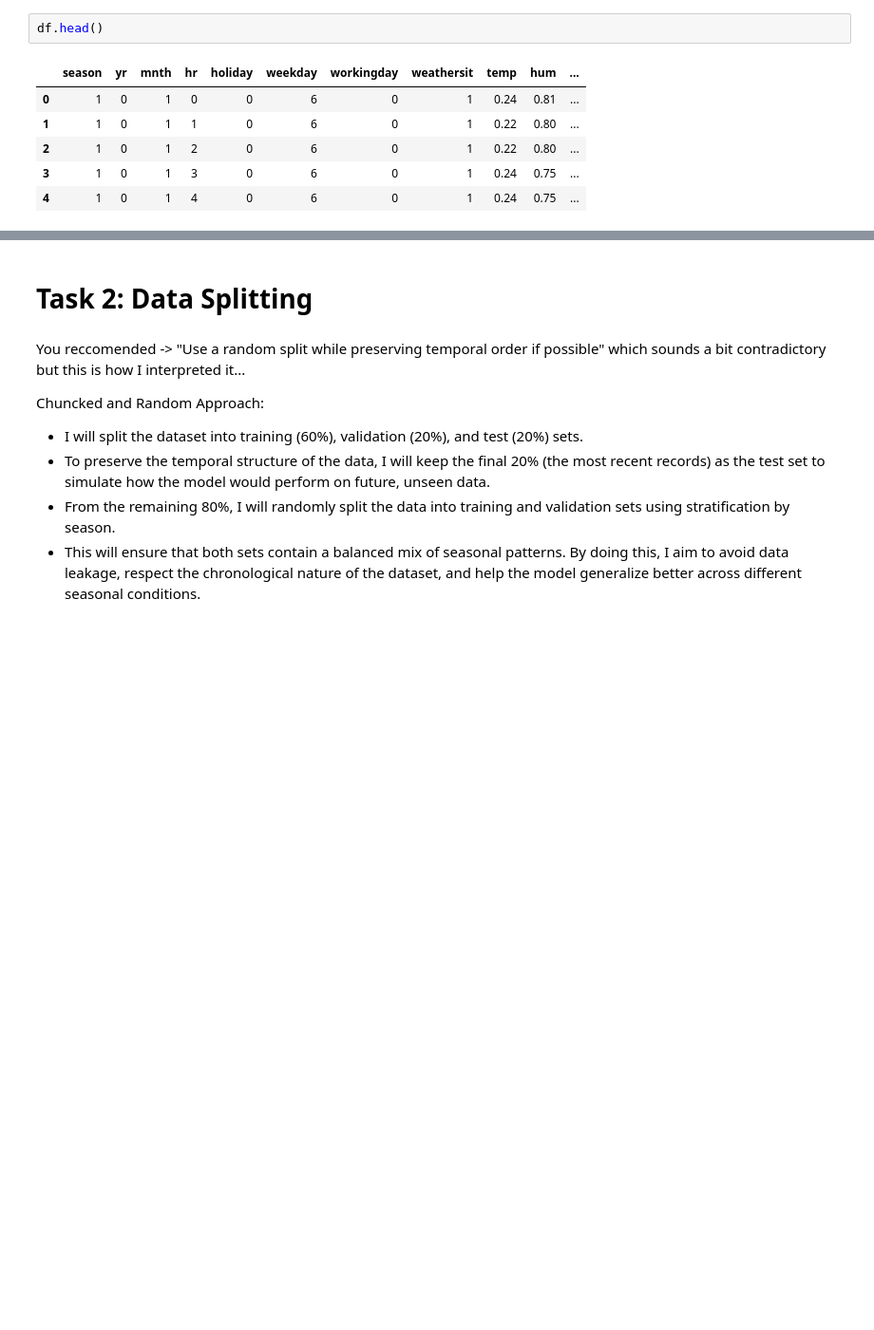
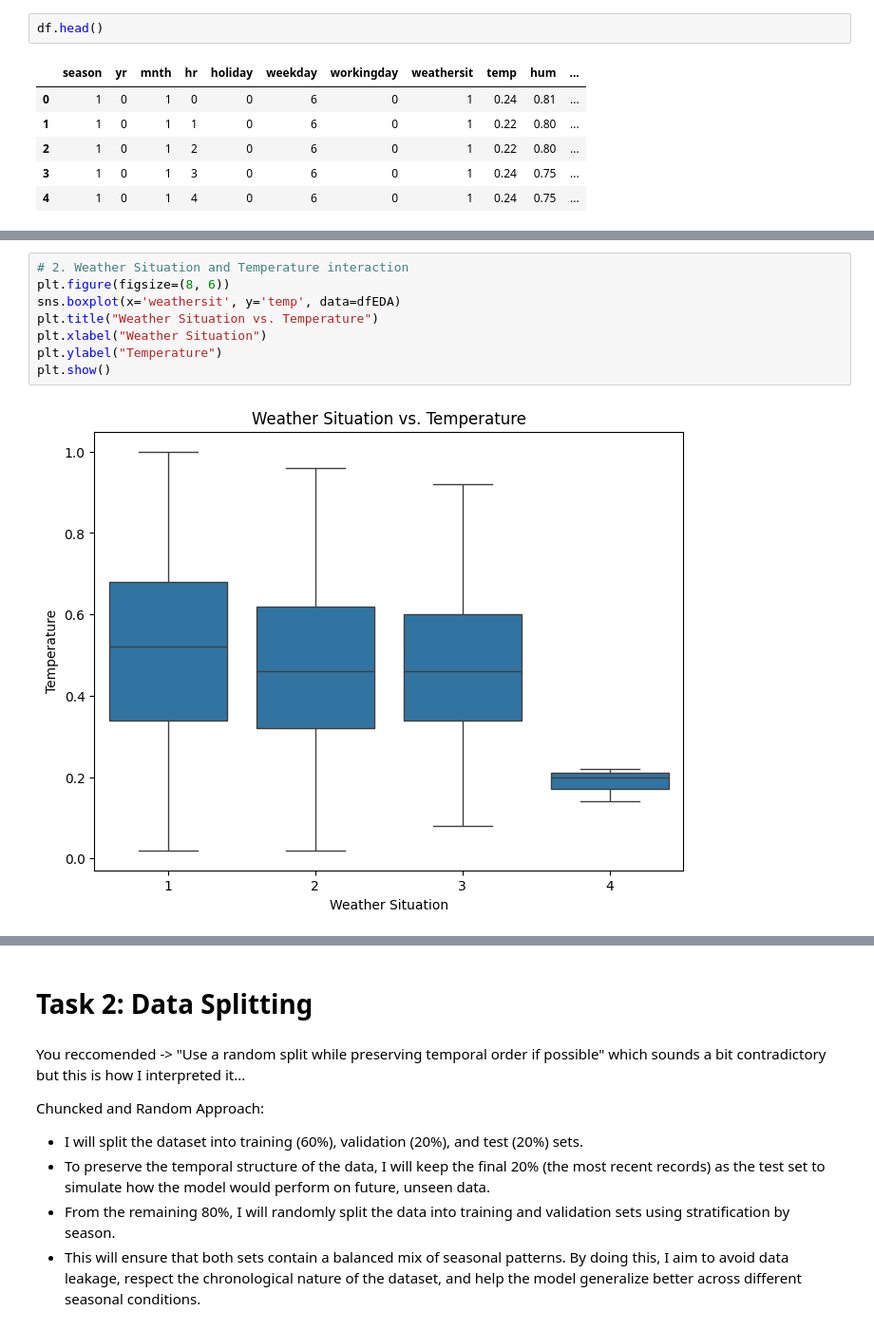
Before and after one commit to lucaskvz/AI-MACHINE-LEARNING-FOUNDATIONS, a Jupyter notebook: assignment_2_Lucas_Van_Zyl.ipynb, the cells around one changed output, grey strips where cells are left out. Shown at 95% size. Cells and saved outputs as stored; diff of their text form; blank space fills up the shorter version.

```diff
--- a/assignment_2_Lucas_Van_Zyl.ipynb
+++ b/assignment_2_Lucas_Van_Zyl.ipynb
@@ -223,0 +245,10 @@ df.head()
+# %%
+# 2. Weather Situation and Temperature interaction
+plt.figure(figsize=(8, 6))
+sns.boxplot(x='weathersit', y='temp', data=dfEDA)
+plt.title("Weather Situation vs. Temperature")
+plt.xlabel("Weather Situation")
+plt.ylabel("Temperature")
+plt.show()
+# %% [output]
+[figure, added]
```
Also changed, not shown: parts of 27 cells of this notebook.
